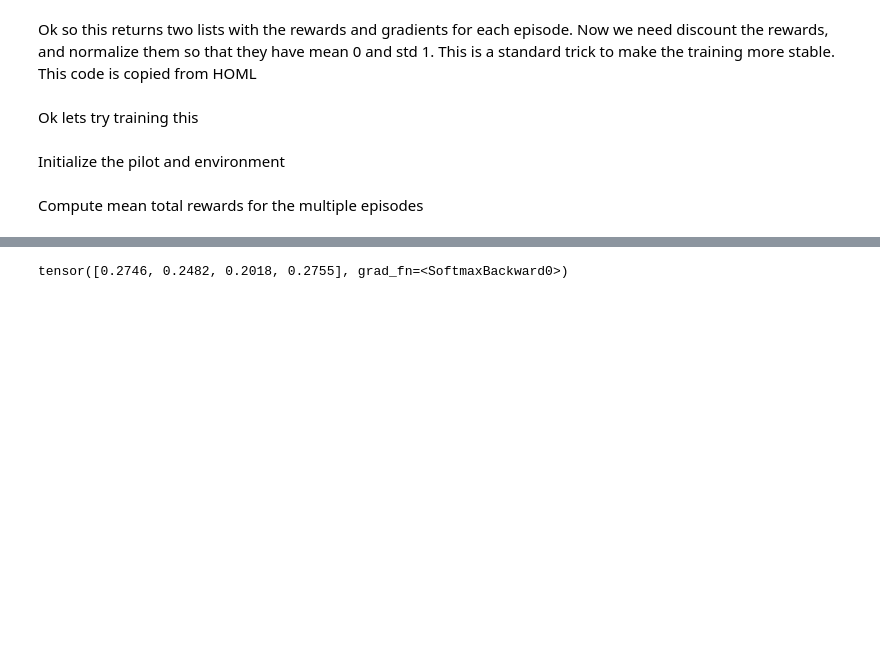
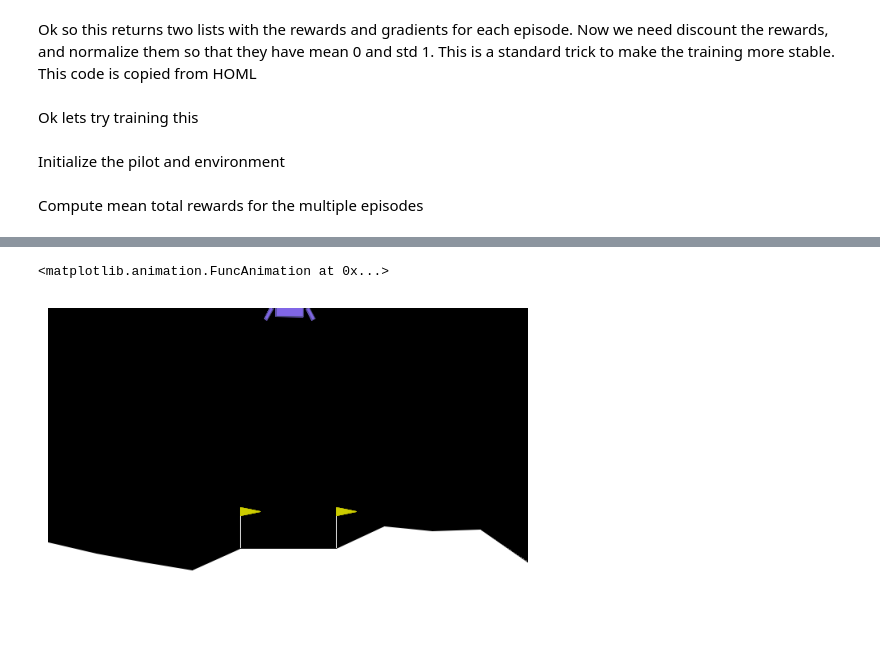
Before and after one commit to DrEntropy/lunarlander, a Jupyter notebook: lunar_lander.ipynb, the cells around one changed output, grey strips where cells are left out. Saved outputs shown, nothing was run; the diff lists cells and outputs as text; code cells hidden in the pictures; blank space fills up the shorter version.

```diff
--- a/lunar_lander.ipynb
+++ b/lunar_lander.ipynb
@@ -216,6 +195,7 @@ env.close()
 frames = []
 env = gym.make("LunarLander-v2", render_mode="rgb_array")
 observation, info = env.reset()
+reward_tot = 0
 with torch.no_grad():
     for _ in range(1000):
         frames.append(env.render())
@@ -223,13 +203,8 @@ with torch.no_grad():
         probs = nn.functional.softmax(logits, dim=0)
         action = torch.multinomial(probs, 1).item()
         observation, reward, terminated, truncated, info = env.step(action)
-
+        reward_tot += reward
         if terminated or truncated:
             break
 
 env.close()
-plot_animation(frames)
-# %%
-nn.functional.softmax(pilot(torch.tensor(observation, dtype=torch.float32)),dim=0)
-# %% [output]
-tensor([0.2746, 0.2482, 0.2018, 0.2755], grad_fn=<SoftmaxBackward0>)
@@ -239,0 +211,16 @@ first_paramter = pilot.parameters().__next__()
+# %%
+
+from matplotlib.animation import FuncAnimation
+from IPython.display import display
+
+fig, ax = plt.subplots()
+def update_scene(num):
+    ax.imshow(frames[num])
+    ax.set_axis_off()
+
+anim = FuncAnimation(fig, update_scene, frames=len(frames), interval=10)
+
+display(anim)
+# %% [output]
+<matplotlib.animation.FuncAnimation at 0x...>
+[figure, added]
```
Also changed, not shown: parts of 11 cells of this notebook, 1 other file.
